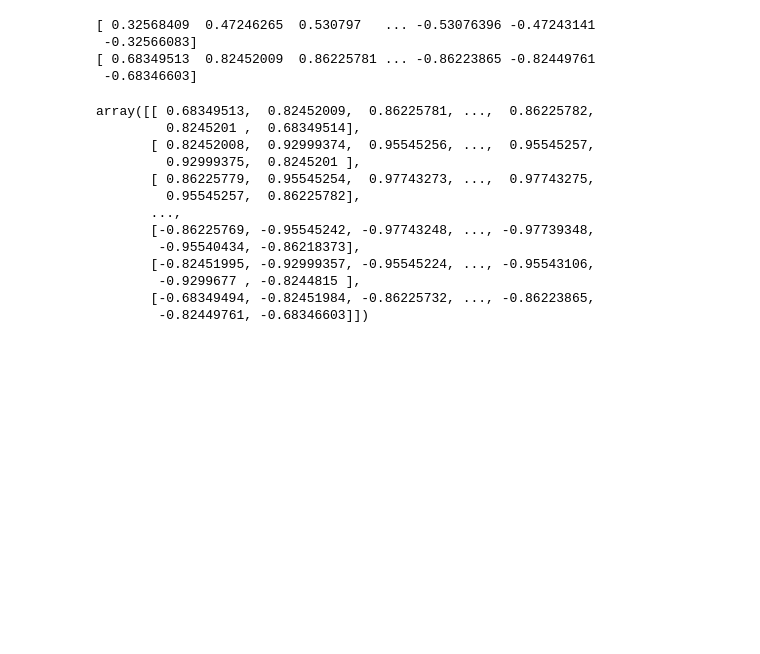
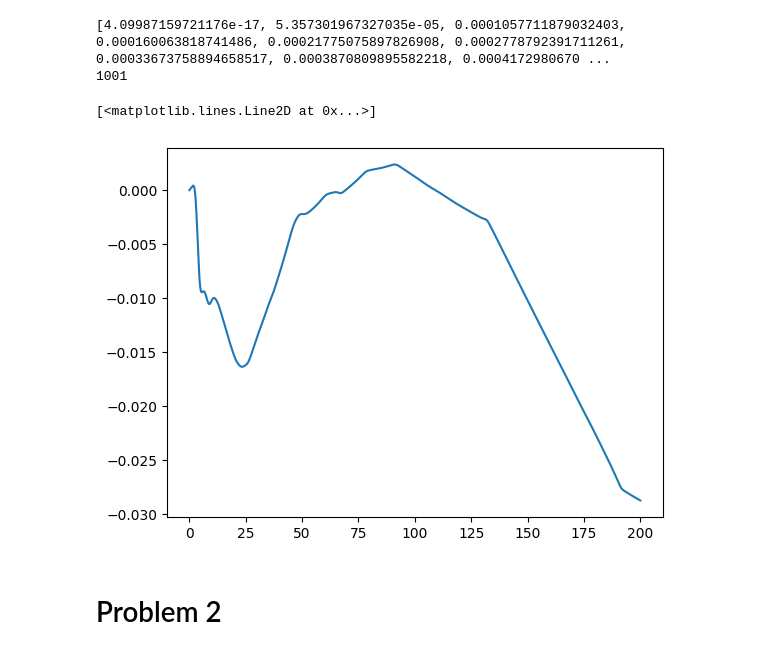
Before and after one commit to andrewholmberg/math_550_numerical_pdes, a Jupyter notebook: Homework 3/homework_3.ipynb, the cells around one changed output. Saved outputs shown, nothing was run; the diff lists cells and outputs as text; code cells hidden in the pictures; blank space fills up the shorter version.

Commit message:
problem 2 done for hw 3

```diff
--- a/Homework 3/homework_3.ipynb
+++ b/Homework 3/homework_3.ipynb
@@ -66,0 +128,12 @@ def run_forward_method(u,f,lap,t0,tend,step):
+# %%
+mass = [np.sum(uu[i])*dx*dy for i in range(len(uu))]
+print(mass)
+print(len(uu))
+plt.plot(tt,mass)
+# %% [output]
+[4.09987159721176e-17, 5.357301967327035e-05, 0.0001057711879032403, 0.000160063818741486, 0.00021775075897826908, 0.0002778792391711261, 0.00033673758894658517, 0.0003870809895582218, 0.0004172980670 ...
+1001
+[<matplotlib.lines.Line2D at 0x...>]
+[figure, added]
+# %% [markdown]
+# Problem 2
@@ -67,27 +216,5 @@ def run_forward_method(u,f,lap,t0,tend,step):
 # %%
-u,t = run_forward_method(u0_flat,f,lap,0,50,dt)
+uu,tt = run_forward_method(u0_flat,f,lap,0,50,dt)
-# %% [output]
-[ 0.32568409  0.47246265  0.530797   ... -0.53076396 -0.47243141
- -0.32566083]
-[ 0.68349513  0.82452009  0.86225781 ... -0.86223865 -0.82449761
- -0.68346603]
-# %%
-U = u.reshape(N,N)
-U
-# %% [output]
-array([[ 0.68349513,  0.82452009,  0.86225781, ...,  0.86225782,
-         0.8245201 ,  0.68349514],
-       [ 0.82452008,  0.92999374,  0.95545256, ...,  0.95545257,
-         0.92999375,  0.8245201 ],
-       [ 0.86225779,  0.95545254,  0.97743273, ...,  0.97743275,
-         0.95545257,  0.86225782],
-       ...,
-       [-0.86225769, -0.95545242, -0.97743248, ..., -0.97739348,
-        -0.95540434, -0.86218373],
-       [-0.82451995, -0.92999357, -0.95545224, ..., -0.95543106,
-        -0.9299677 , -0.8244815 ],
-       [-0.68349494, -0.82451984, -0.86225732, ..., -0.86223865,
-        -0.82449761, -0.68346603]])
 # %%
 import matplotlib.pyplot as plt
 import numpy as np
```
Also changed, not shown: parts of 18 cells of this notebook, 1 other file.
